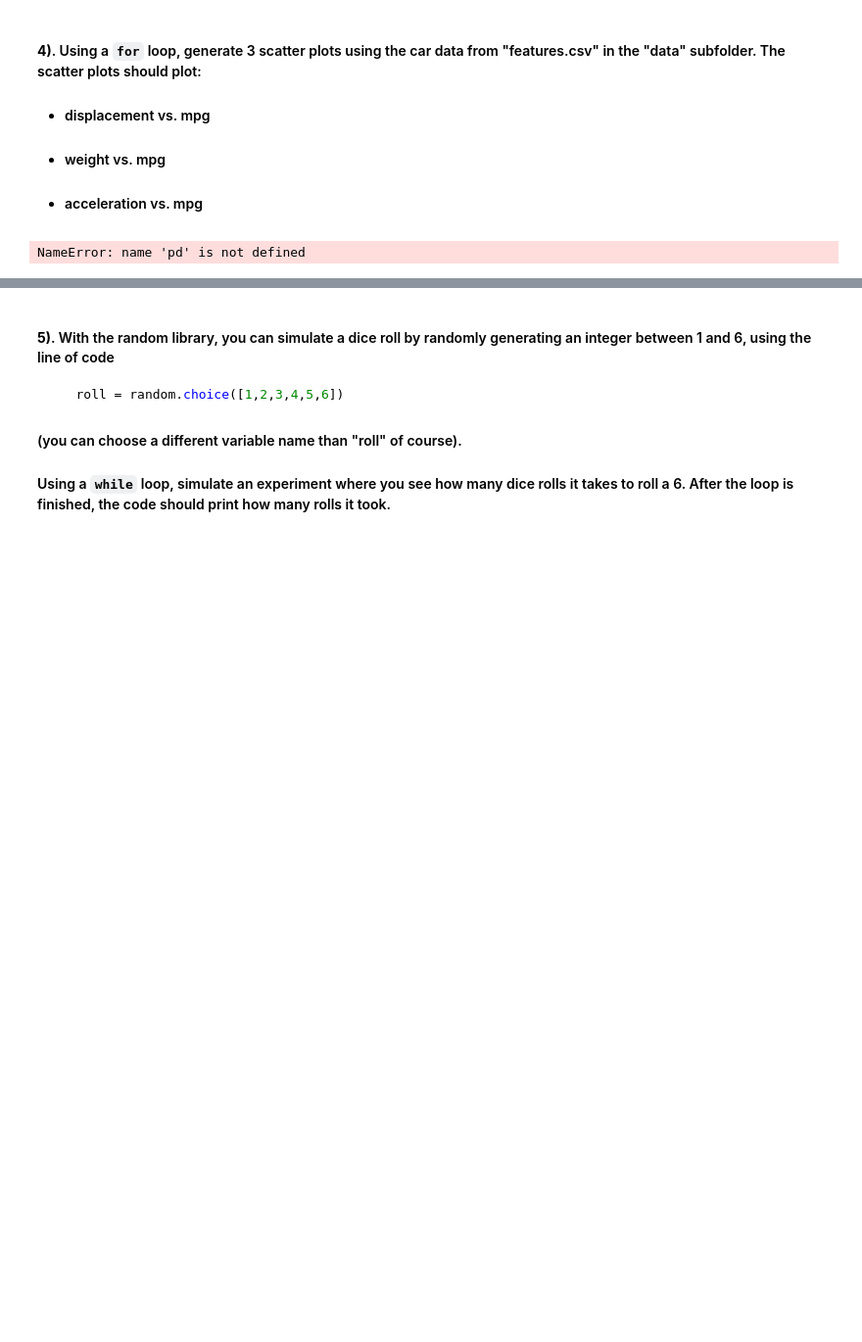
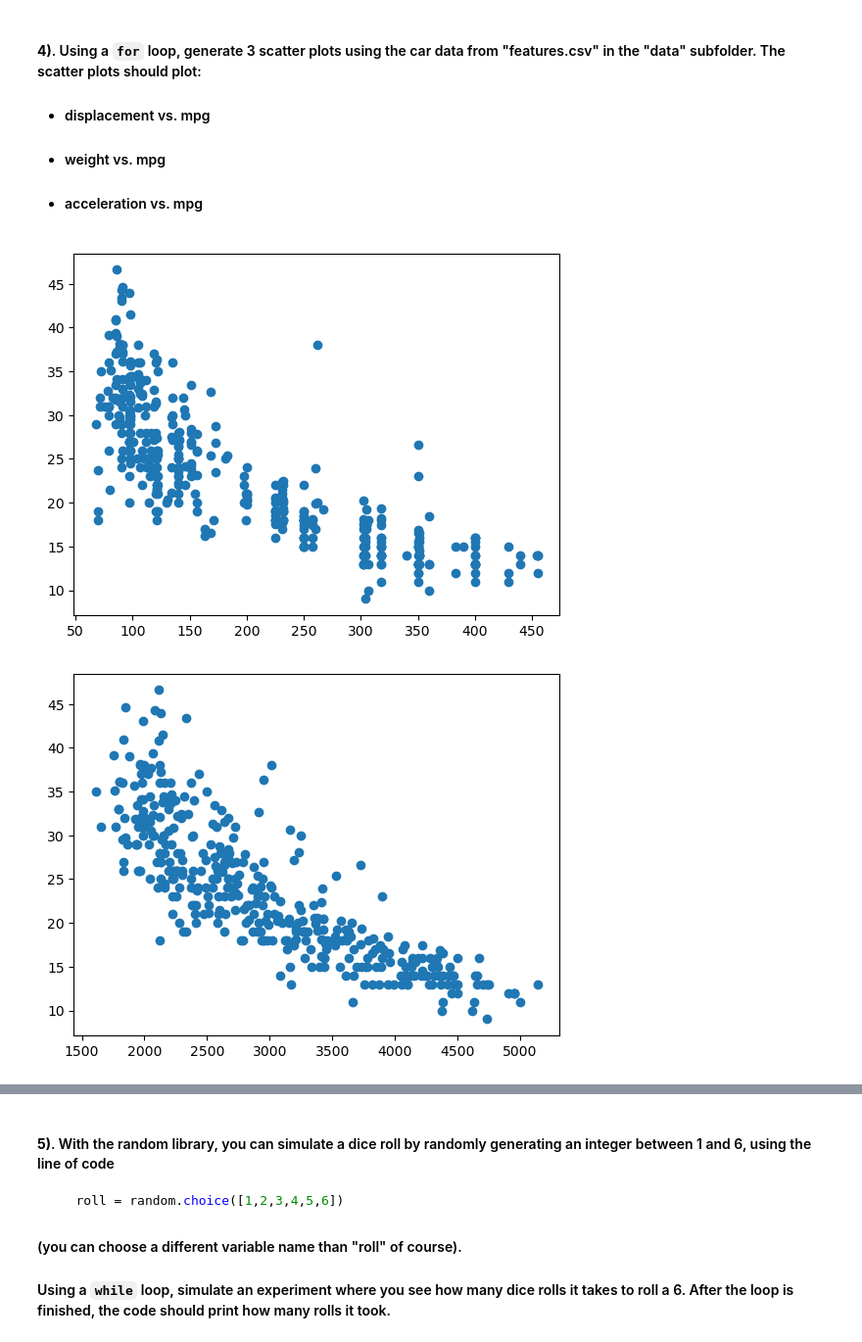
Before and after one commit to eperez-25/datasci151spring2026, a Jupyter notebook: lecture_08/lecture_08 copy.ipynb, the cells around one changed output, grey strips where cells are left out. Shown at 98% size. Cells and saved outputs as stored; diff of their text form; code cells hidden in the pictures; blank space fills up the shorter version.

```diff
--- a/lecture_08/lecture_08 copy.ipynb
+++ b/lecture_08/lecture_08 copy.ipynb
@@ -631,7 +645,16 @@ list(range(4))
 - #### acceleration vs. mpg
 # %%
 carfeatures = pd.read_csv("data/features.csv")
+import pandas as pd
+import matplotlib.pyplot as plt
+# your code below
+vec_y = 'mpg'
+vec_x = ['displacement', 'weight', 'acceleration']
 
-# your code below
+
+for var in vec_x:
+    plt.scatter(x = carfeatures[var], y = carfeatures[vec_y])
+    plt.show()
 # %% [output]
-NameError: name 'pd' is not defined
+[figure, added]
+[figure, added]
```
Also changed, not shown: parts of 11 cells of this notebook.
